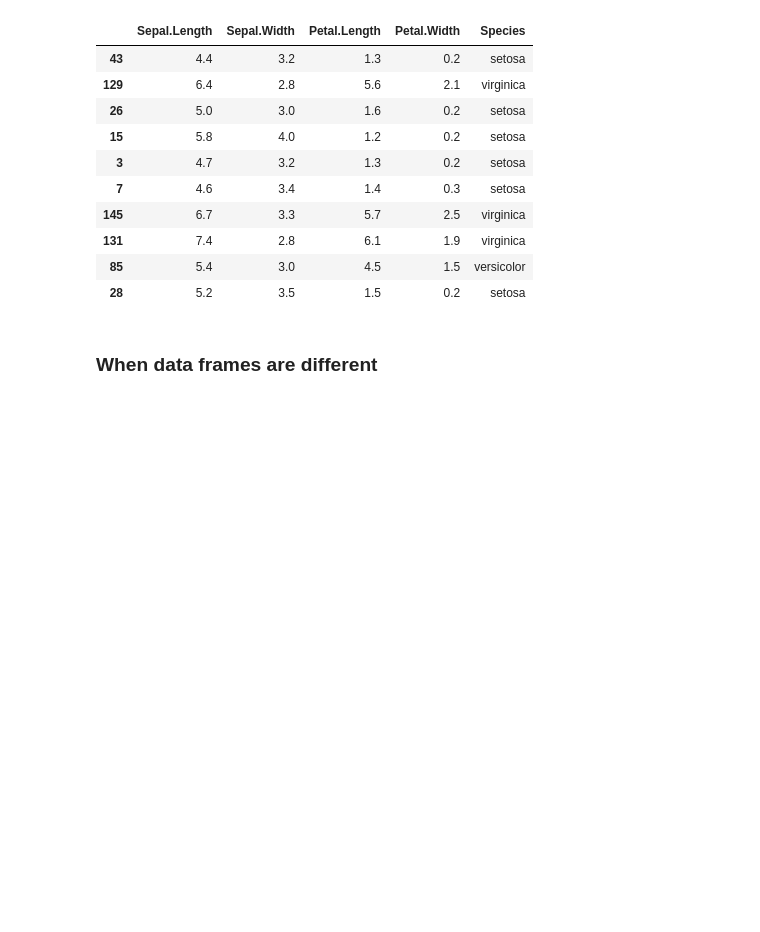
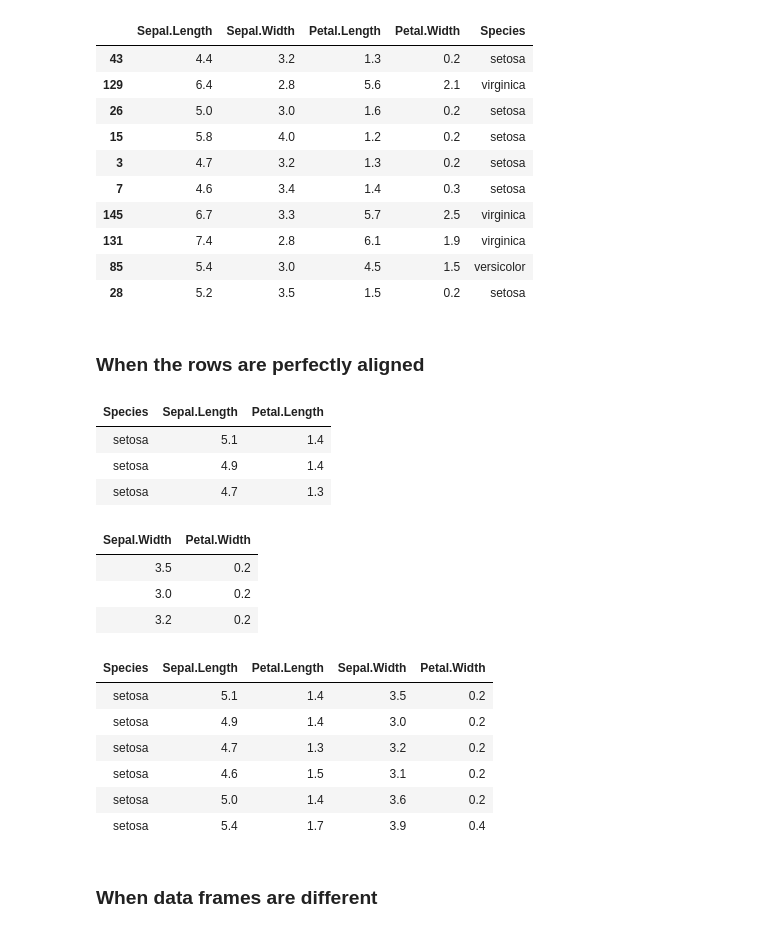
Before and after one commit to anhnguyendepocen/cfar-data-analysis-with-R-2017, a Jupyter notebook: notebooks/Preparing data for analysis with tidyr.ipynb, the cells around one changed output. Cells and saved outputs as stored; diff of their text form; code cells hidden in the pictures; blank space fills up the shorter version.

```diff
--- a/notebooks/Preparing data for analysis with tidyr.ipynb
+++ b/notebooks/Preparing data for analysis with tidyr.ipynb
@@ -381,6 +417,34 @@ iris.combined %>% sample_n(10)
 | 131 | 7.4 | 2.8 | 6.1 | 1.9 | virginica |
 | 85 | 5.4 | 3.0 | 4.5 | 1.5 | versicolor |
 | 28 | 5.2 | 3.5 | 1.5 | 0.2 | setosa |
+# %% [markdown]
+### When the rows are perfectly aligned
+# %%
+lengths <- iris %>% select(Species, Sepal.Length, Petal.Length)
+head(lengths, 3)
+# %% [output]
+| Species | Sepal.Length | Petal.Length |
+| setosa | 5.1 | 1.4 |
+| setosa | 4.9 | 1.4 |
+| setosa | 4.7 | 1.3 |
+# %%
+widths <- iris %>% select(Sepal.Width, Petal.Width)
+head(widths, 3)
+# %% [output]
+| Sepal.Width | Petal.Width |
+| 3.5 | 0.2 |
+| 3.0 | 0.2 |
+| 3.2 | 0.2 |
+# %%
+lengths %>% bind_cols(widths) %>% head
+# %% [output]
+| Species | Sepal.Length | Petal.Length | Sepal.Width | Petal.Width |
+| setosa | 5.1 | 1.4 | 3.5 | 0.2 |
+| setosa | 4.9 | 1.4 | 3.0 | 0.2 |
+| setosa | 4.7 | 1.3 | 3.2 | 0.2 |
+| setosa | 4.6 | 1.5 | 3.1 | 0.2 |
+| setosa | 5.0 | 1.4 | 3.6 | 0.2 |
+| setosa | 5.4 | 1.7 | 3.9 | 0.4 |
 # %% [markdown]
 ### When data frames are different
 # %%
```
Also changed, not shown: parts of 12 cells of this notebook, 3 other files.
